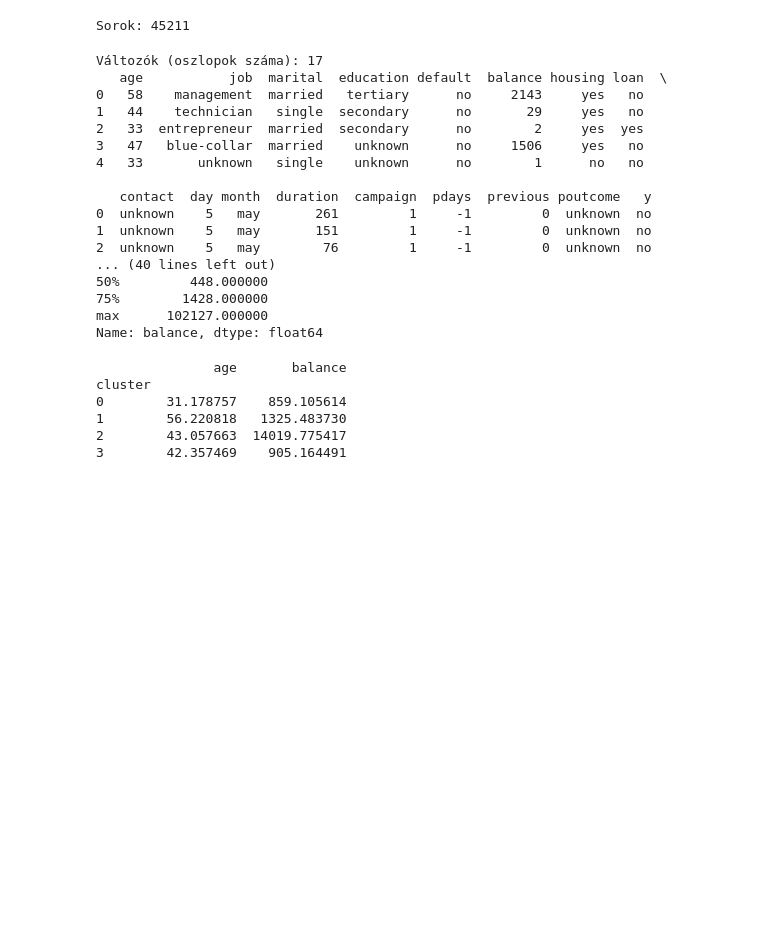
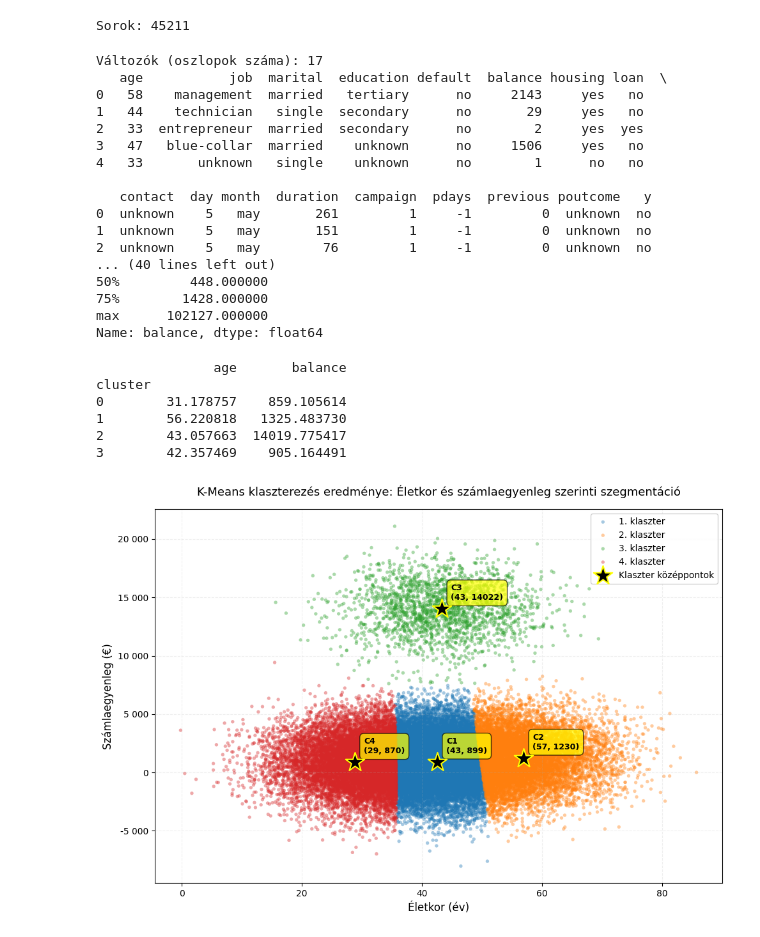
Before and after one commit to timbalv/bank_segmentation_ml, a Jupyter notebook: kmeans.ipynb, the cells around one changed output. Drawn from its saved outputs; the diff is of its cells as text; code cells hidden in the pictures; blank space fills up the shorter version.

```diff
--- a/kmeans.ipynb
+++ b/kmeans.ipynb
@@ -51,3 +51,92 @@ cluster
 1        56.220818   1325.483730
 2        43.057663  14019.775417
 3        42.357469    905.164491
+# %%
+import matplotlib.pyplot as plt
+import numpy as np
+
+# Magyar betűtípus beállítása
+plt.rcParams['font.family'] = 'DejaVu Sans'
+plt.rcParams['axes.unicode_minus'] = False
+
+# Reprezentatív adatok generálása a notebook statisztikái alapján
+np.random.seed(42)
+
+# Klaszter paraméterek a notebook kimenetéből
+cluster_params = [
+    {'mean_age': 31.18, 'mean_balance': 859.11, 'n_samples': 11000},
+    {'mean_age': 56.22, 'mean_balance': 1325.48, 'n_samples': 8000},
+    {'mean_age': 43.06, 'mean_balance': 14019.78, 'n_samples': 2000},
+    {'mean_age': 42.36, 'mean_balance': 905.16, 'n_samples': 24211}
+]
+
+# Szintetikus adatok generálása minden klaszterhez
+data_list = []
+for i, params in enumerate(cluster_params):
+    ages = np.random.normal(params['mean_age'], 8, params['n_samples'])
+    balances = np.random.normal(params['mean_balance'], 2000, params['n_samples'])
+    cluster_labels = np.full(params['n_samples'], i)
+
+    cluster_df = pd.DataFrame({
+        'age': ages,
+        'balance': balances,
+        'cluster': cluster_labels
+    })
+    data_list.append(cluster_df)
+
+ah = pd.concat(data_list, ignore_index=True)
+
+# K-means klaszterezés végrehajtása
+X = ah[['age', 'balance']].copy()
+X_scaled = StandardScaler().fit_transform(X)
+
+kmeans = KMeans(n_clusters=4, random_state=42, n_init=10)
+ah['cluster'] = kmeans.fit_predict(X_scaled)
+
+# Középpontok visszaalakítása az eredeti skálára
+scaler = StandardScaler().fit(X)
+centroids_scaled = kmeans.cluster_centers_
+centroids_original = scaler.inverse_transform(centroids_scaled)
+
+# Scatter plot létrehozása
+fig, ax = plt.subplots(figsize=(10, 7))
+
+# Színek definiálása - professzionális paletta
+colors = ['#1f77b4', '#ff7f0e', '#2ca02c', '#d62728']
+cluster_labels = ['1. klaszter', '2. klaszter', '3. klaszter', '4. klaszter']
+
+# Minden klaszter ábrázolása
+for i in range(4):
+    cluster_data = ah[ah['cluster'] == i]
+    ax.scatter(cluster_data['age'], cluster_data['balance'],
+               c=colors[i], label=cluster_labels[i], alpha=0.4, s=15, edgecolors='none')
+
+# Középpontok ábrázolása csillag jelölővel
+ax.scatter(centroids_original[:, 0], centroids_original[:, 1],
+           c='black', marker='*', s=500, edgecolors='yellow', linewidths=1.5,
+           label='Klaszter középpontok', zorder=10)
+
+# Koordináták hozzáadása annotációként
+for i, (x, y) in enumerate(centroids_original):
+    ax.annotate(f'C{i+1}\n({x:.0f}, {y:.0f})',
+                (x, y),
+                xytext=(10, 10),
+                textcoords='offset points',
+                fontsize=9,
+                bbox=dict(boxstyle='round,pad=0.5', facecolor='yellow', alpha=0.7),
+                fontweight='bold')
+
+ax.set_xlabel('Életkor (év)', fontsize=12)
+ax.set_ylabel('Számlaegyenleg (€)', fontsize=12)
+ax.set_title('K-Means klaszterezés eredménye: Életkor és számlaegyenleg szerinti szegmentáció',
+             fontsize=13, pad=15)
+ax.legend(loc='upper right', fontsize=10, framealpha=0.9)
+ax.grid(True, alpha=0.2, linestyle='--')
+
+# Y tengely formázása ezres elválasztóval
+ax.yaxis.set_major_formatter(plt.FuncFormatter(lambda x, p: f'{int(x):,}'.replace(',', ' ')))
+
+plt.tight_layout()
+plt.savefig('kmeans_cluster_viz.png', dpi=300, bbox_inches='tight')
+# %% [output]
+[figure, added]
```
Also changed, not shown: 1 other file.
